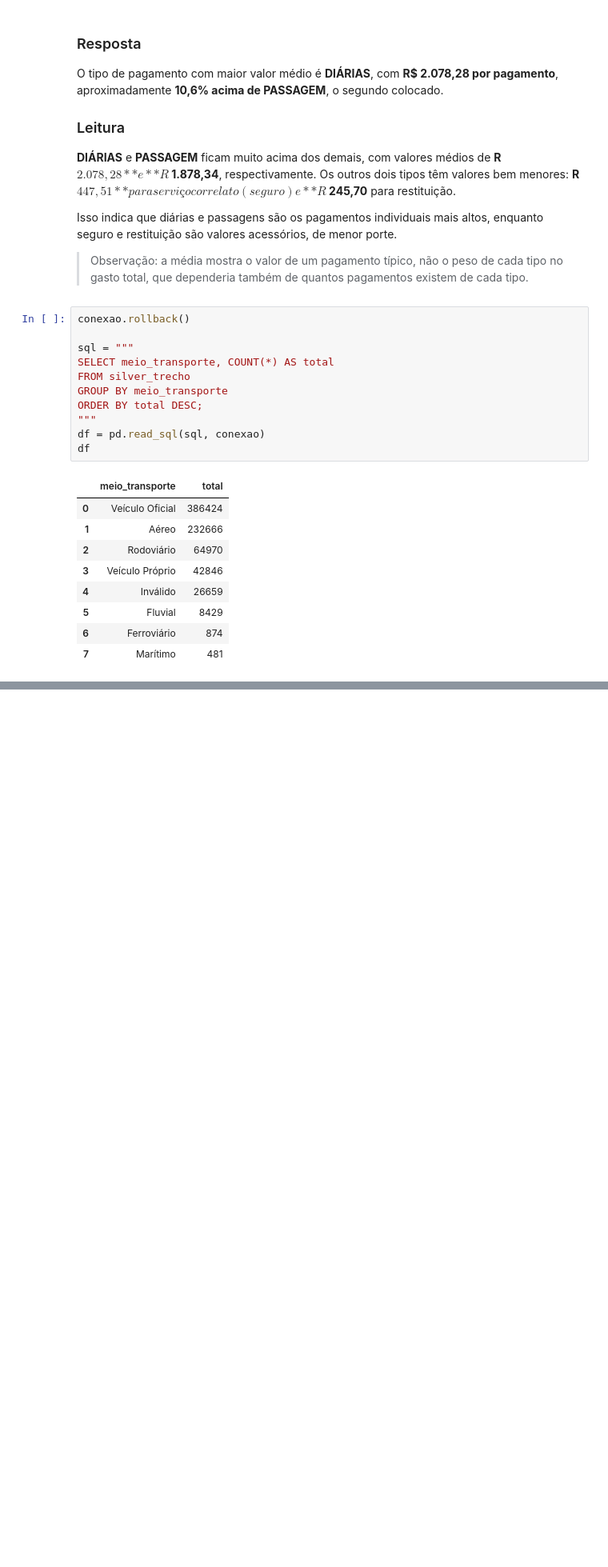
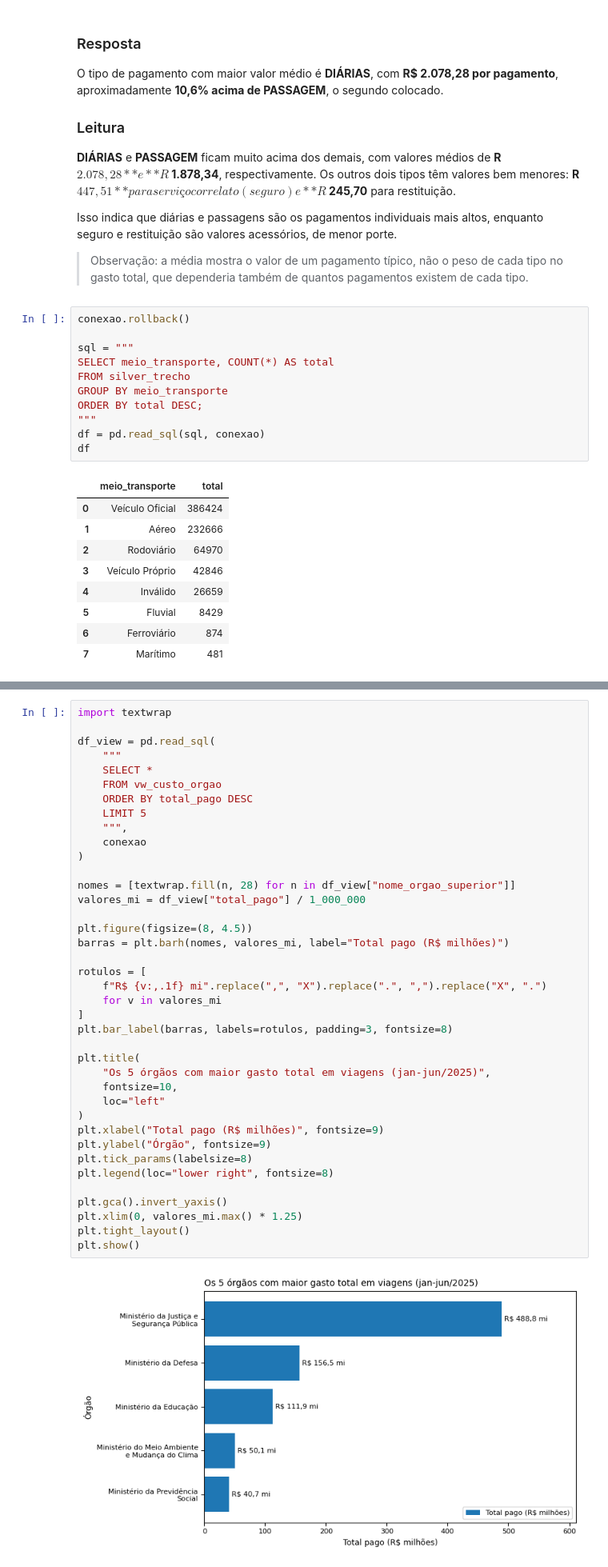
Before and after one commit to leonardofelipe85/pipeline-viagens-servico, a Jupyter notebook: 3_analise.ipynb, the cells around one changed output, grey strips where cells are left out. Shown at 80% size. Cells and saved outputs as stored; diff of their text form; blank space fills up the shorter version.

Commit message:
implementa gold de custo por orgao com tabela e view

```diff
--- a/3_analise.ipynb
+++ b/3_analise.ipynb
@@ -129,0 +385,41 @@ df
+# %%
+import textwrap
+
+df_view = pd.read_sql(
+    """
+    SELECT *
+    FROM vw_custo_orgao
+    ORDER BY total_pago DESC
+    LIMIT 5
+    """,
+    conexao
+)
+
+nomes = [textwrap.fill(n, 28) for n in df_view["nome_orgao_superior"]]
+valores_mi = df_view["total_pago"] / 1_000_000
+
+plt.figure(figsize=(8, 4.5))
+barras = plt.barh(nomes, valores_mi, label="Total pago (R$ milhões)")
+
+rotulos = [
+    f"R$ {v:,.1f} mi".replace(",", "X").replace(".", ",").replace("X", ".")
+    for v in valores_mi
+]
+plt.bar_label(barras, labels=rotulos, padding=3, fontsize=8)
+
+plt.title(
+    "Os 5 órgãos com maior gasto total em viagens (jan-jun/2025)",
+    fontsize=10,
+    loc="left"
+)
+plt.xlabel("Total pago (R$ milhões)", fontsize=9)
+plt.ylabel("Órgão", fontsize=9)
+plt.tick_params(labelsize=8)
+plt.legend(loc="lower right", fontsize=8)
+
+plt.gca().invert_yaxis()
+plt.xlim(0, valores_mi.max() * 1.25)
+plt.tight_layout()
+plt.show()
+# %% [output]
+[figure, added]
```
Also changed, not shown: parts of 16 cells of this notebook.
